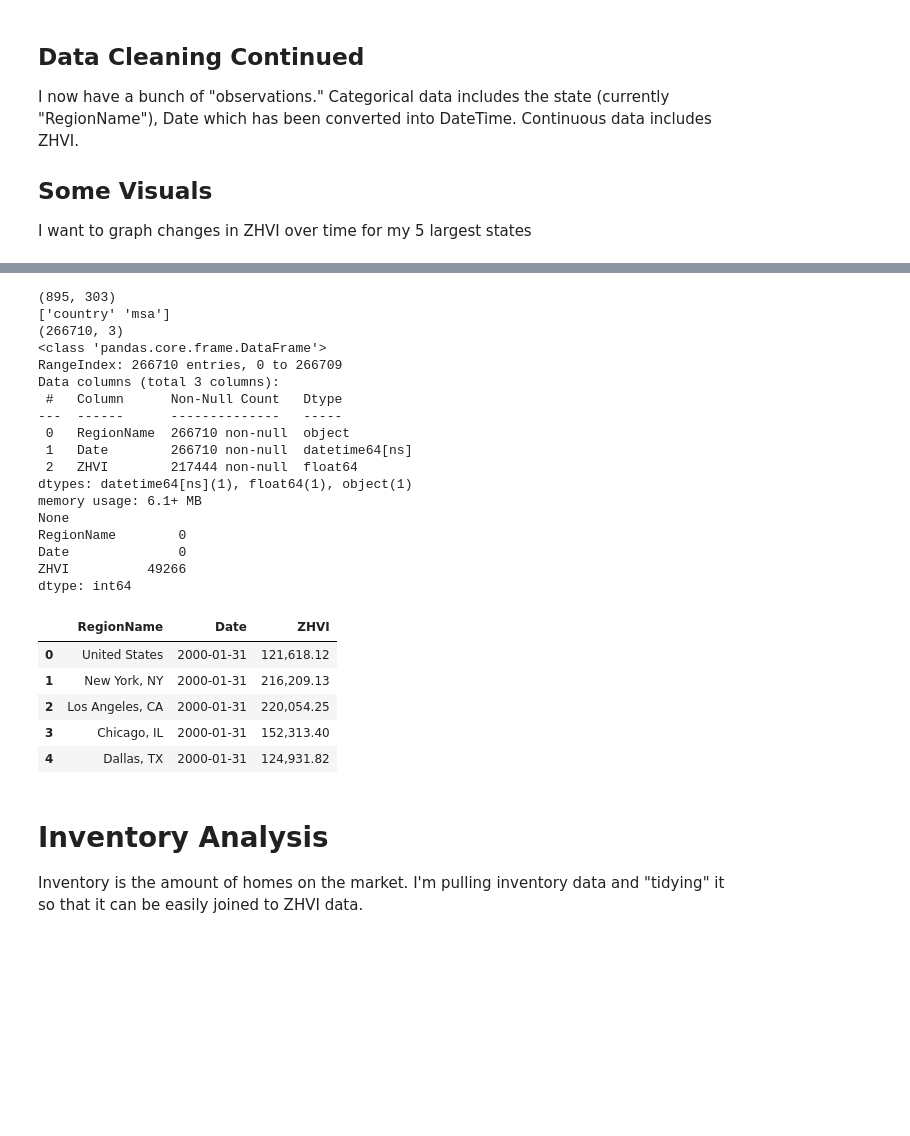
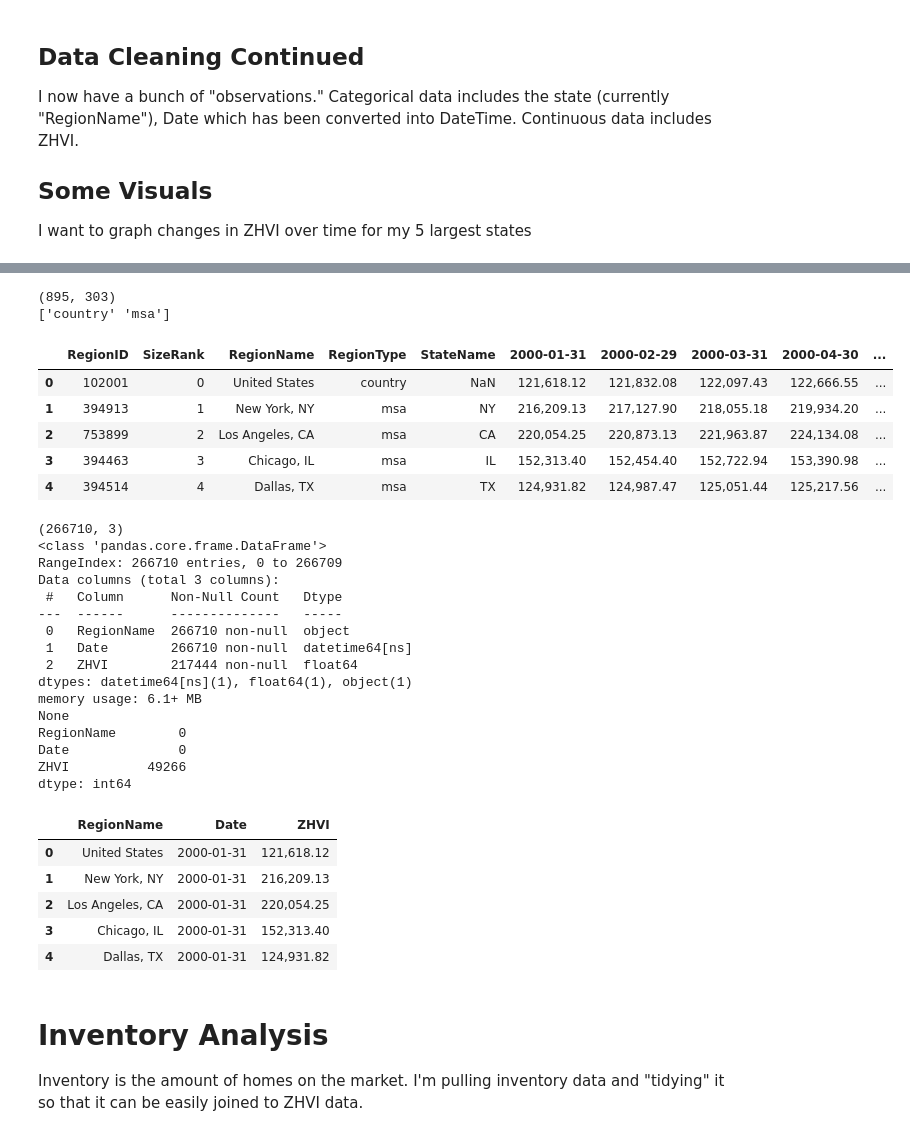
Before and after one commit to YaroslawBagriy/SEIS-631-Final-Project, a Jupyter notebook: Final_Project_SK.ipynb, the cells around one changed output, grey strips where cells are left out. Cells and saved outputs as stored; diff of their text form; code cells hidden in the pictures; blank space fills up the shorter version.

```diff
--- a/Final_Project_SK.ipynb
+++ b/Final_Project_SK.ipynb
@@ -33,39 +35,45 @@ I'm repeating the above stuff but by metro.
 # %%
 df = pd.read_csv('https://raw.githubusercontent.com/samkrall/dataprepandanalysis/refs/heads/main/zhvi_metro_all.csv')
 print(df.shape)
 print(df['RegionType'].unique())
-df.head()
+display(df.head())
 df.drop(columns=['RegionID', 'RegionType', 'StateName', 'SizeRank'], inplace=True)
 df_zhvi = df.melt(id_vars = ['RegionName'], var_name = 'Date', value_name = 'ZHVI').astype({'Date':'datetime64[ns]'})
 print(df_zhvi.shape)
 print(df_zhvi.info())
 print(df_zhvi.isna().sum())
 df_zhvi.head()
 # %% [output]
 (895, 303)
 ['country' 'msa']
-(266710, 3)
-<class 'pandas.core.frame.DataFrame'>
-RangeIndex: 266710 entries, 0 to 266709
-Data columns (total 3 columns):
- #   Column      Non-Null Count   Dtype
----  ------      --------------   -----
- 0   RegionName  266710 non-null  object
- 1   Date        266710 non-null  datetime64[ns]
- 2   ZHVI        217444 non-null  float64
-dtypes: datetime64[ns](1), float64(1), object(1)
-memory usage: 6.1+ MB
-None
-RegionName        0
-Date              0
-ZHVI          49266
-dtype: int64
-|  | RegionName | Date | ZHVI |
-| 0 | United States | 2000-01-31 | 121,618.12 |
-| 1 | New York, NY | 2000-01-31 | 216,209.13 |
-| 2 | Los Angeles, CA | 2000-01-31 | 220,054.25 |
-| 3 | Chicago, IL | 2000-01-31 | 152,313.40 |
-| 4 | Dallas, TX | 2000-01-31 | 124,931.82 |
+|  | RegionID | SizeRank | RegionName | RegionType | StateName | 2000-01-31 | 2000-02-29 | 2000-03-31 | 2000-04-30 | ... |
+| 0 | 102001 | 0 | United States | country | NaN | 121,618.12 | 121,832.08 | 122,097.43 | 122,666.55 | ... |
+| 1 | 394913 | 1 | New York, NY | msa | NY | 216,209.13 | 217,127.90 | 218,055.18 | 219,934.20 | ... |
+| 2 | 753899 | 2 | Los Angeles, CA | msa | CA | 220,054.25 | 220,873.13 | 221,963.87 | 224,134.08 | ... |
+| 3 | 394463 | 3 | Chicago, IL | msa | IL | 152,313.40 | 152,454.40 | 152,722.94 | 153,390.98 | ... |
+| 4 | 394514 | 4 | Dallas, TX | msa | TX | 124,931.82 | 124,987.47 | 125,051.44 | 125,217.56 | ... |
+(266710, 3)
+<class 'pandas.core.frame.DataFrame'>
+RangeIndex: 266710 entries, 0 to 266709
+Data columns (total 3 columns):
+ #   Column      Non-Null Count   Dtype
+---  ------      --------------   -----
+ 0   RegionName  266710 non-null  object
+ 1   Date        266710 non-null  datetime64[ns]
+ 2   ZHVI        217444 non-null  float64
+dtypes: datetime64[ns](1), float64(1), object(1)
+memory usage: 6.1+ MB
+None
+RegionName        0
+Date              0
+ZHVI          49266
+dtype: int64
+|  | RegionName | Date | ZHVI |
+| 0 | United States | 2000-01-31 | 121,618.12 |
+| 1 | New York, NY | 2000-01-31 | 216,209.13 |
+| 2 | Los Angeles, CA | 2000-01-31 | 220,054.25 |
+| 3 | Chicago, IL | 2000-01-31 | 152,313.40 |
+| 4 | Dallas, TX | 2000-01-31 | 124,931.82 |
 # %% [markdown]
 # Inventory Analysis
 
```
Also changed, not shown: parts of 20 cells of this notebook.
